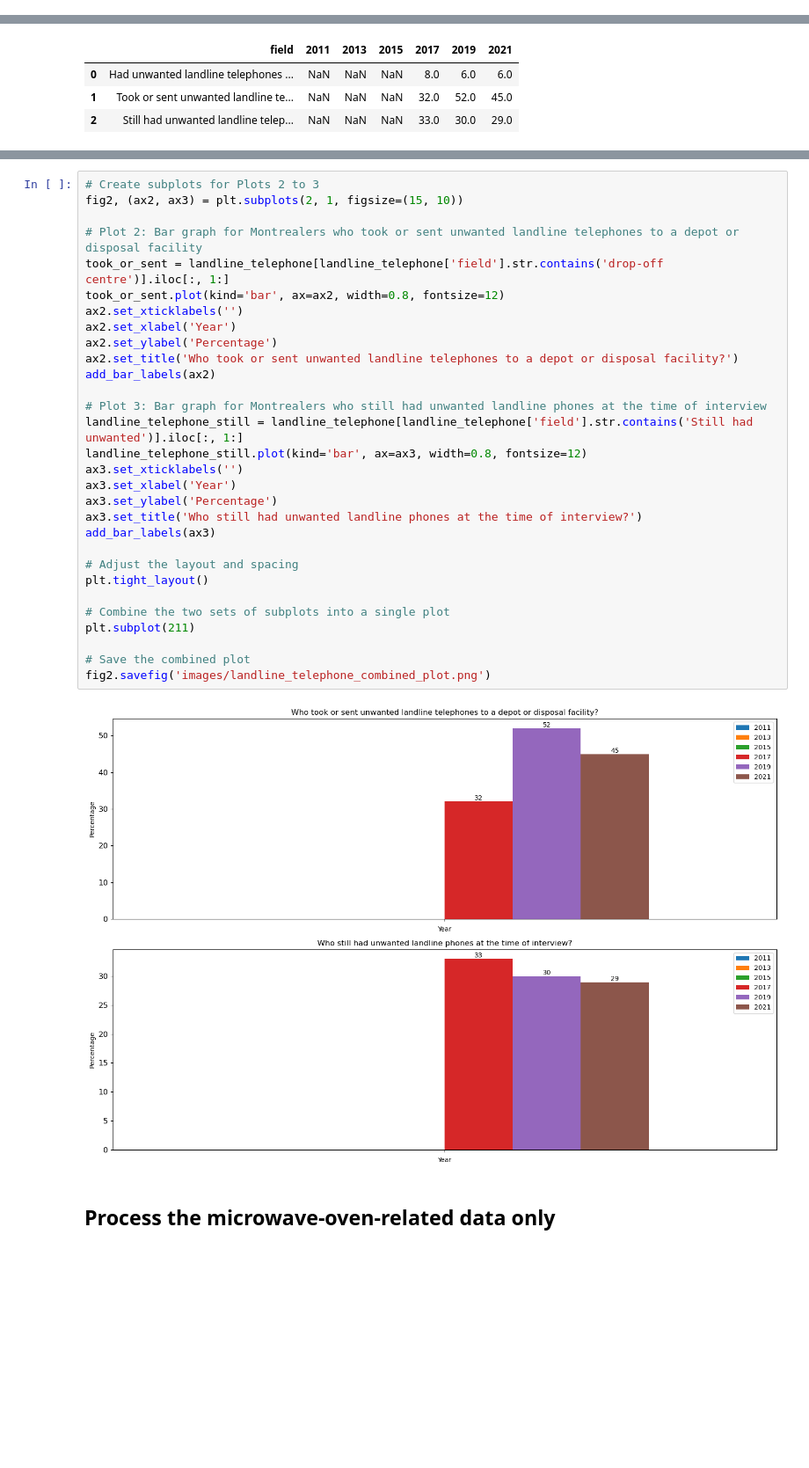
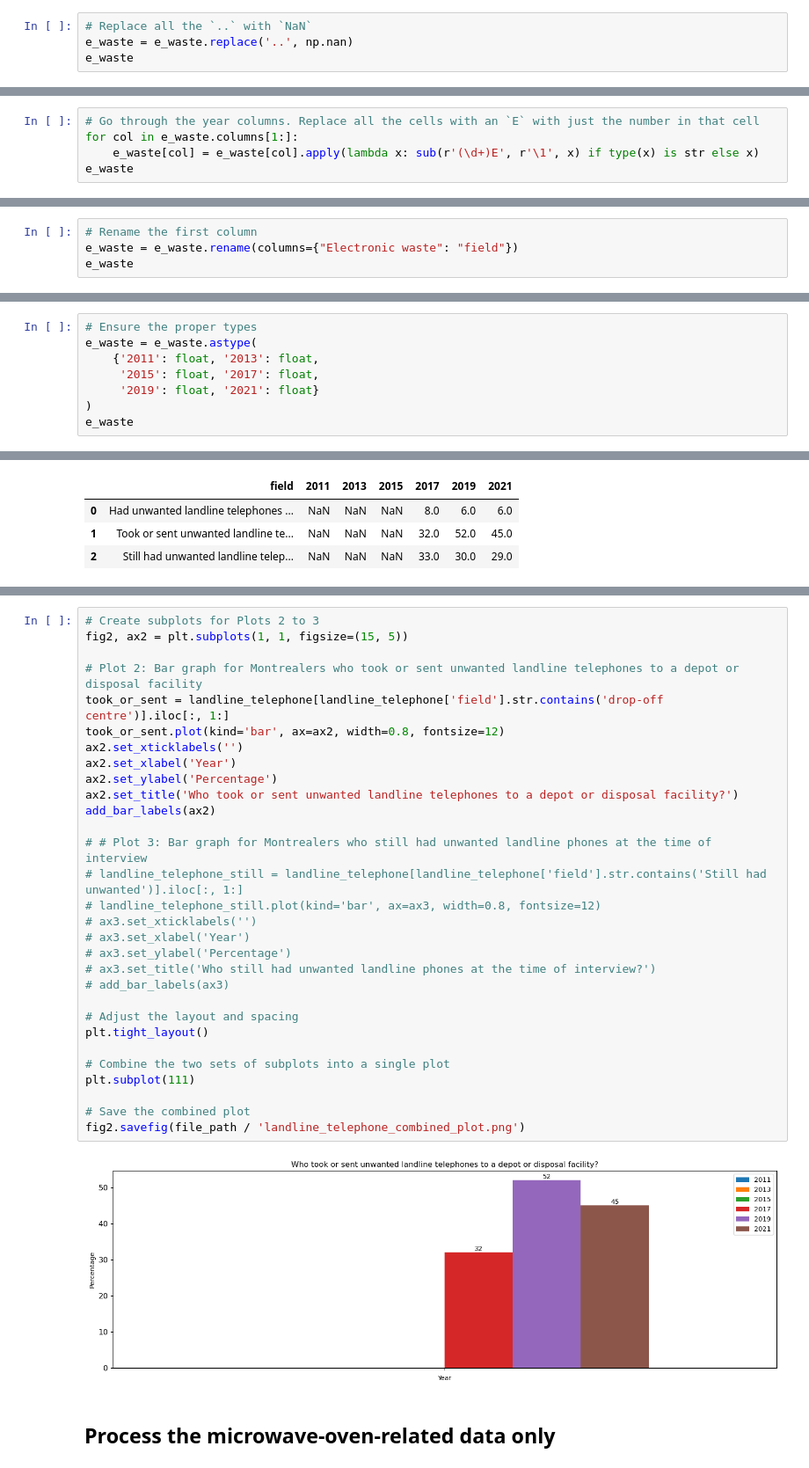
Before and after one commit to BlackSound1/SUST601-Project, a Jupyter notebook: e-waste_notebook.ipynb, the cells around one changed output, grey strips where cells are left out. Shown at 88% size. Saved outputs shown, nothing was run; the diff lists cells and outputs as text; blank space fills up the shorter version.

Commit message:
Reorganized images. Made e-waste notebook more proper.

```diff
--- a/e-waste_notebook.ipynb
+++ b/e-waste_notebook.ipynb
@@ -69,0 +85,4 @@ e_waste
+# %%
+# Replace all the `..` with `NaN`
+e_waste = e_waste.replace('..', np.nan)
+e_waste
@@ -69,0 +103,5 @@ e_waste
+# %%
+# Go through the year columns. Replace all the cells with an `E` with just the number in that cell
+for col in e_waste.columns[1:]:
+    e_waste[col] = e_waste[col].apply(lambda x: sub(r'(\d+)E', r'\1', x) if type(x) is str else x)
+e_waste
@@ -69,0 +122,4 @@ e_waste
+# %%
+# Rename the first column
+e_waste = e_waste.rename(columns={"Electronic waste": "field"})
+e_waste
@@ -69,0 +140,8 @@ e_waste
+# %%
+# Ensure the proper types
+e_waste = e_waste.astype(
+    {'2011': float, '2013': float,
+     '2015': float, '2017': float,
+     '2019': float, '2021': float}
+)
+e_waste
@@ -513,36 +605,36 @@ fig1.savefig('images/landline_telephone_main_plot.png')
 [figure]
 # %%
 # Create subplots for Plots 2 to 3
-fig2, (ax2, ax3) = plt.subplots(2, 1, figsize=(15, 10))
+fig2, ax2 = plt.subplots(1, 1, figsize=(15, 5))
 
 # Plot 2: Bar graph for Montrealers who took or sent unwanted landline telephones to a depot or disposal facility
 took_or_sent = landline_telephone[landline_telephone['field'].str.contains('drop-off centre')].iloc[:, 1:]
 took_or_sent.plot(kind='bar', ax=ax2, width=0.8, fontsize=12)
 ax2.set_xticklabels('')
 ax2.set_xlabel('Year')
 ax2.set_ylabel('Percentage')
 ax2.set_title('Who took or sent unwanted landline telephones to a depot or disposal facility?')
 add_bar_labels(ax2)
 
-# Plot 3: Bar graph for Montrealers who still had unwanted landline phones at the time of interview
-landline_telephone_still = landline_telephone[landline_telephone['field'].str.contains('Still had unwanted')].iloc[:, 1:]
-landline_telephone_still.plot(kind='bar', ax=ax3, width=0.8, fontsize=12)
-ax3.set_xticklabels('')
-ax3.set_xlabel('Year')
-ax3.set_ylabel('Percentage')
-ax3.set_title('Who still had unwanted landline phones at the time of interview?')
-add_bar_labels(ax3)
+# # Plot 3: Bar graph for Montrealers who still had unwanted landline phones at the time of interview
+# landline_telephone_still = landline_telephone[landline_telephone['field'].str.contains('Still had unwanted')].iloc[:, 1:]
+# landline_telephone_still.plot(kind='bar', ax=ax3, width=0.8, fontsize=12)
+# ax3.set_xticklabels('')
+# ax3.set_xlabel('Year')
+# ax3.set_ylabel('Percentage')
+# ax3.set_title('Who still had unwanted landline phones at the time of interview?')
+# add_bar_labels(ax3)
 
 # Adjust the layout and spacing
 plt.tight_layout()
 
 # Combine the two sets of subplots into a single plot
-plt.subplot(211)
+plt.subplot(111)
 
 # Save the combined plot
-fig2.savefig('images/landline_telephone_combined_plot.png')
+fig2.savefig(file_path / 'landline_telephone_combined_plot.png')
 # %% [output]
-[figure, old version]
+[figure, new version]
 # %% [markdown]
 ## Process the microwave-oven-related data only
 # %%
```
Also changed, not shown: parts of 28 cells of this notebook, 27 other files.
